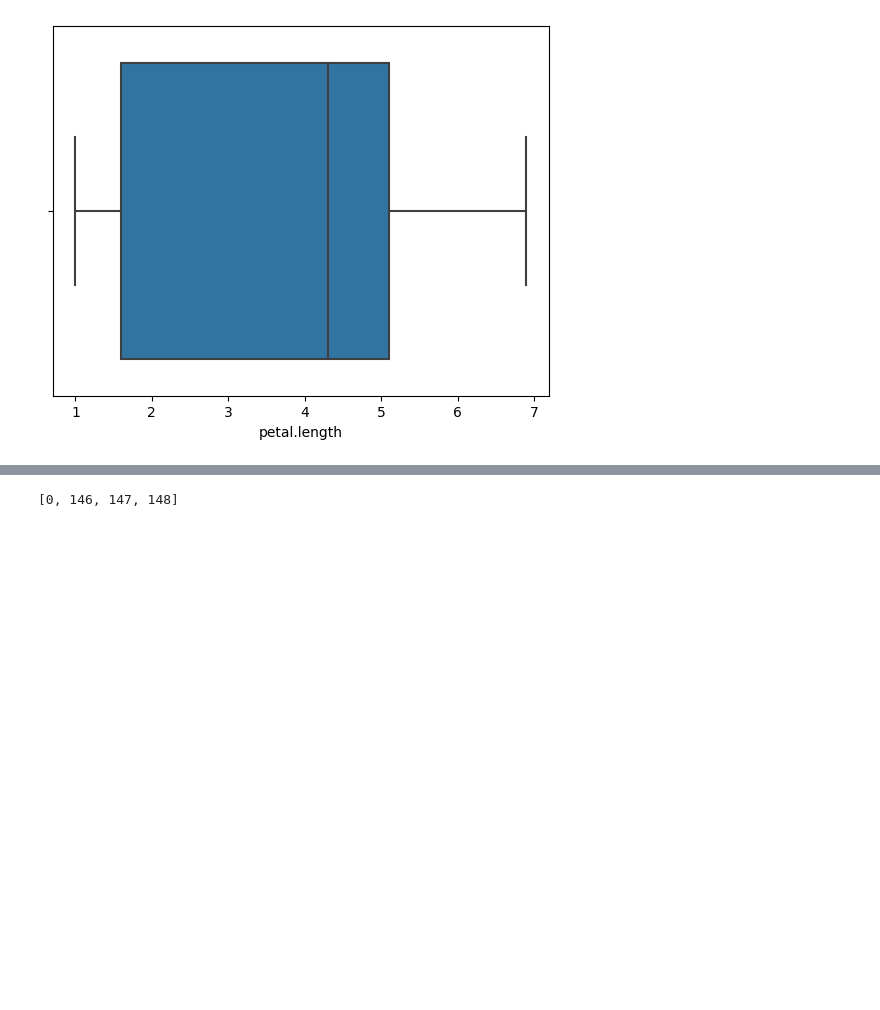
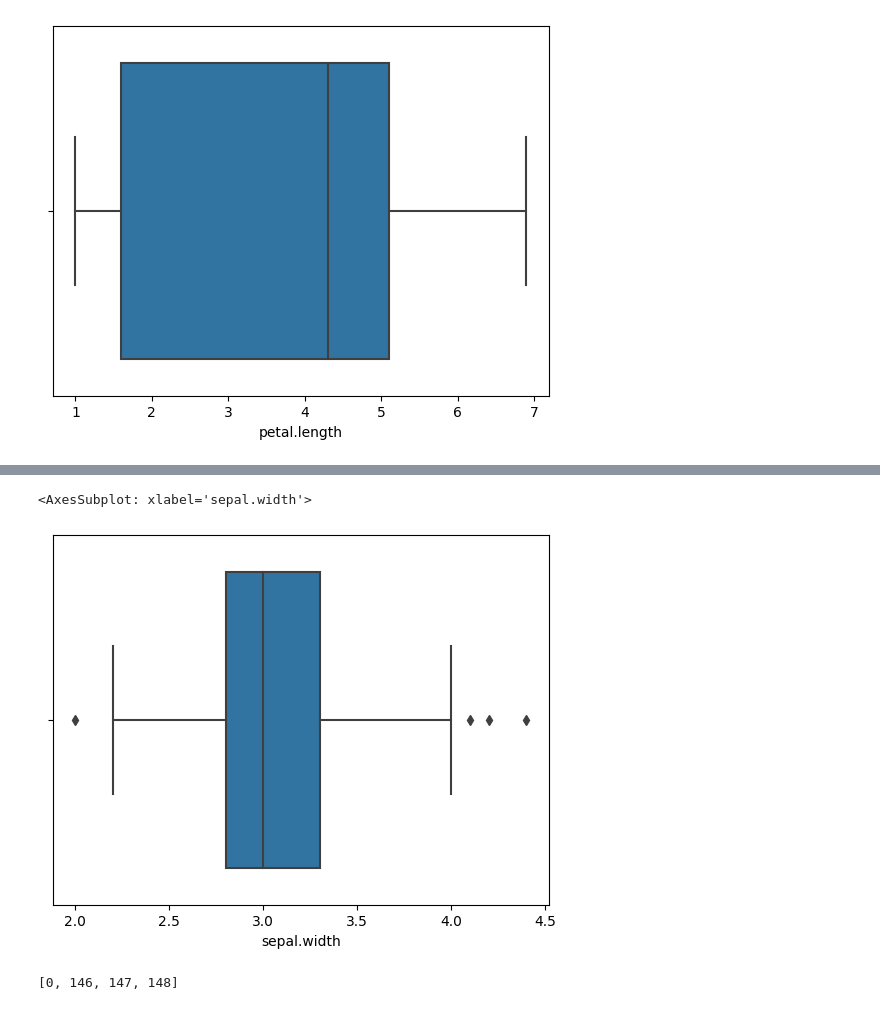
Before and after one commit to RamyaPrabhaArikrishnan/Ramya-ML, a Jupyter notebook: assignment/iris/iris_species.ipynb, the cells around one changed output, grey strips where cells are left out. Cells and saved outputs as stored; diff of their text form; code cells hidden in the pictures; blank space fills up the shorter version.

```diff
--- a/assignment/iris/iris_species.ipynb
+++ b/assignment/iris/iris_species.ipynb
@@ -126,3 +142,8 @@ sns.boxplot(data=data, x='petal.length')
+# %%
+sns.boxplot(data=data, x='sepal.width')
+# %% [output]
+<AxesSubplot: xlabel='sepal.width'>
+[figure, added]
 # %%
 def iqr_outliers(data):
     data = sorted(data)
```
Also changed, not shown: parts of 16 cells of this notebook.
